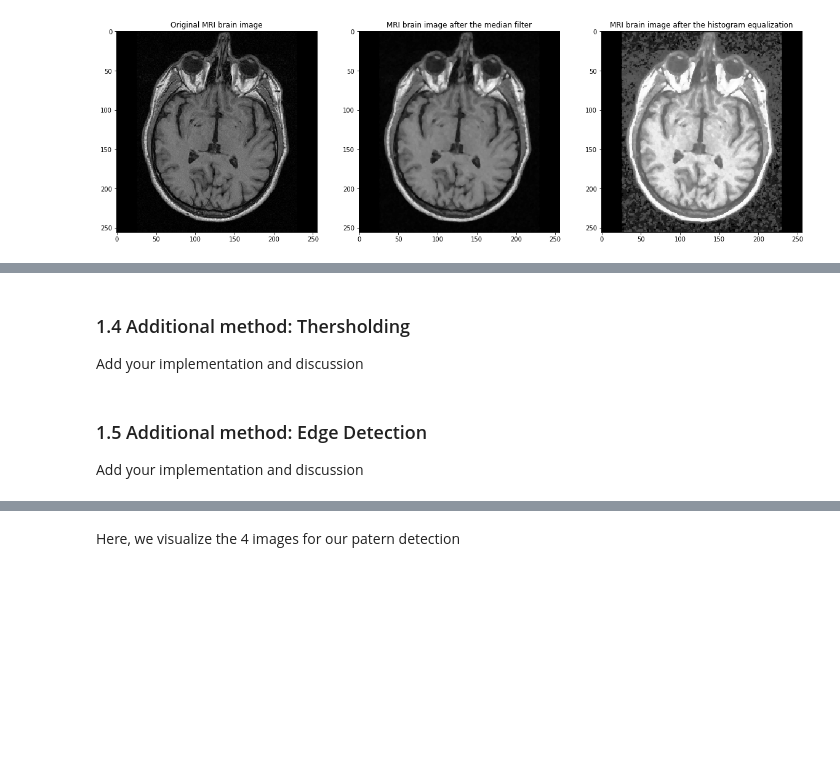
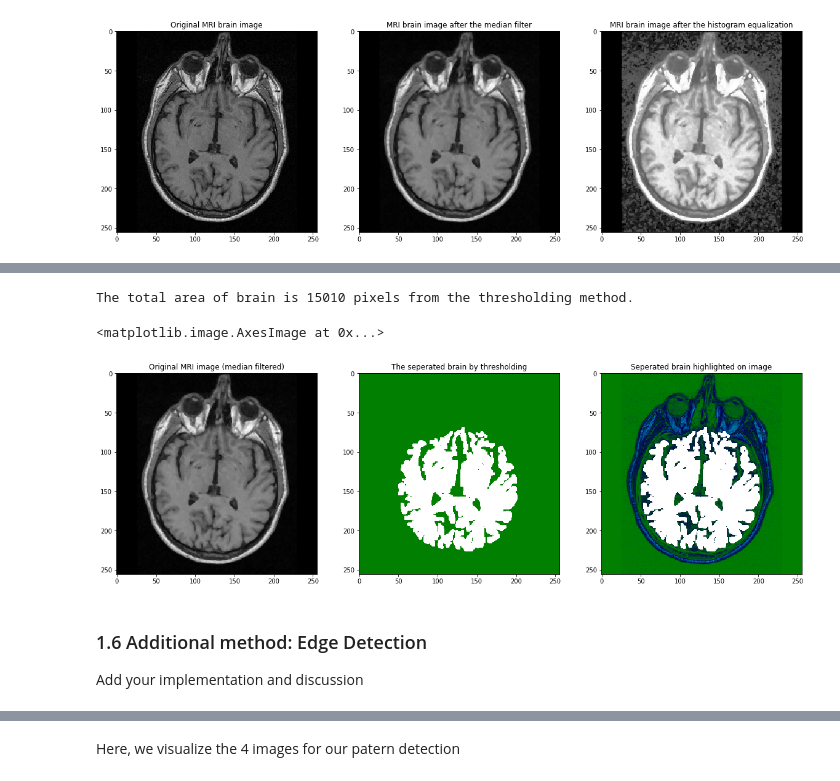
Before and after one commit to yamins/Image_Analysis, a Jupyter notebook: lab_01_segmentation.ipynb, the cells around one changed output, grey strips where cells are left out. Drawn from its saved outputs; the diff is of its cells as text; code cells hidden in the pictures; blank space fills up the shorter version.

```diff
--- a/lab_01_segmentation.ipynb
+++ b/lab_01_segmentation.ipynb
@@ -132,9 +164,52 @@ Add your implementation and discussion
+# %%
+#Thresholding
+
+#Importing the scikit image library
+import skimage.morphology
+from skimage.morphology import square
+
+#Finding the white areas using a binary thresholding on equalized histogram image
+_,all_the_white_areas= cv2.threshold(brain_im_eqhist,165,255,cv2.THRESH_BINARY)
+
+#Finding the white areas which are not a part of image
+#using a binary thresholding on original image
+_,white_areas_which_are_not_the_brain= cv2.threshold(brain_im_medfil,99,255,cv2.THRESH_BINARY)
+
+#Finding the brain itself
+brain_im_thresholded =all_the_white_areas-white_areas_which_are_not_the_brain
+
+#Performing mathematical morphology
+brain_im_thresholded= skimage.morphology.binary_closing(brain_im_thresholded, selem = square(2), out=None)
+brain_im_thresholded= skimage.morphology.remove_small_objects(brain_im_thresholded.astype(bool), min_size=900)
+brain_im_thresholded= skimage.morphology.binary_erosion(brain_im_thresholded, selem=np.ones([2,2]))
+brain_im_thresholded= skimage.morphology.binary_dilation(brain_im_thresholded, selem=np.ones([3,3]))
+
+#Printing the size of the brain in pixels
+thresholding_result= brain_im_thresholded.astype(np.uint8)
+total_area = np.sum(thresholding_result)
+print('The total area of brain is {} pixels from the thresholding method.'.format(total_area))
+
+#Plotting the original image (median filtered)
+fig, ax = plt.subplots(1, 3, figsize=(20, 6))
+ax[0].set_title("Original MRI image (median filtered)")
+ax[0].imshow(brain_im_medfil, cmap='gray')
+
+#Plotting the seperated area
+thresholding_result=thresholding_result*255
+ax[1].set_title("The seperated brain by thresholding")
+ax[1].imshow(thresholding_result, cmap='ocean')
+
+#Highlighting the seperated brain on the original image
+Highlighted_brain = brain_im| thresholding_result
+ax[2].set_title("Seperated brain highlighted on image")
+ax[2].imshow(Highlighted_brain, cmap='ocean')
+# %% [output]
+The total area of brain is 15010 pixels from the thresholding method.
+<matplotlib.image.AxesImage at 0x...>
+[figure, added]
 # %% [markdown]
-### 1.4 Additional method: Thersholding
+### 1.6 Additional method: Edge Detection
 Add your implementation and discussion
-# %% [markdown]
-### 1.5 Additional method: Edge Detection
-Add your implementation and discussion
 # %% [markdown]
 ## Part 2: Save the bees !
 
```
Also changed, not shown: parts of 10 cells of this notebook.
